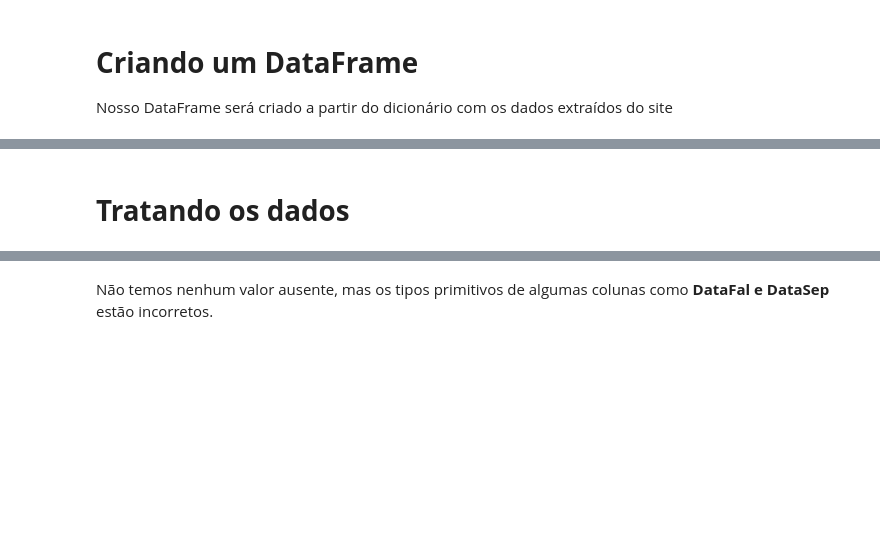
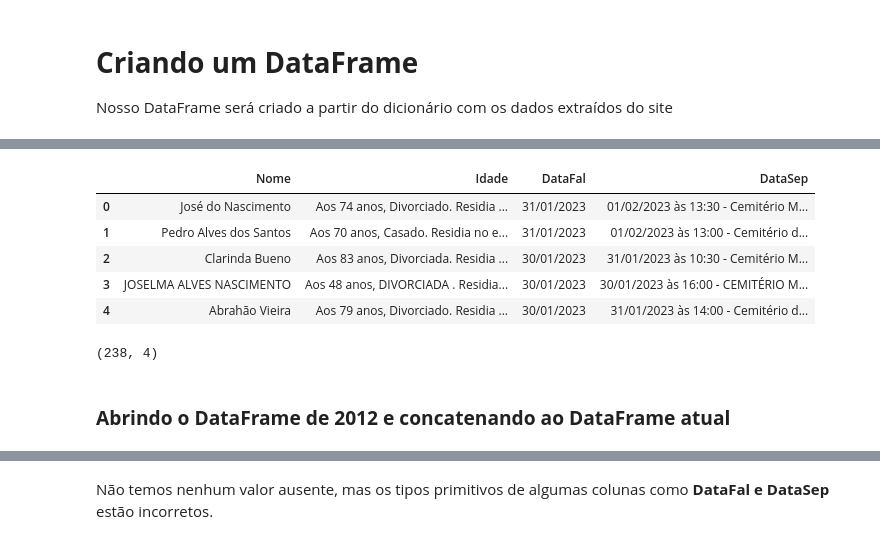
Before and after one commit to Faabry/Data_Analysis, a Jupyter notebook: Falecimentos.ipynb, the cells around one changed output, grey strips where cells are left out. Drawn from its saved outputs; the diff is of its cells as text; code cells hidden in the pictures; blank space fills up the shorter version.

```diff
--- a/Falecimentos.ipynb
+++ b/Falecimentos.ipynb
@@ -37,25 +50,27 @@ falecidos = {"Nome":     [],
              "DataSep":  []}
 
 # Criando um looping for para extrair todos os dados em um periodo de tempo
-for y in range(2012, year + 1):
-  for m in range(1, 13):
-    data = {"mes": {m}, "ano": {y}}
-    response = requests.post(url, data=data, headers=headers)
-    soup = BeautifulSoup(response.text, "html.parser", from_encoding="utf-8")
 
-    feretros = soup.find_all("div", {"class":"col-md-9 sub-falecimento"})
-    data_fal = soup.find_all("div", {"class":"col-md-7 sub-falecimento"})
-    result = [i.get_text() for i in feretros]
-    data_falecimento = [i.get_text() for i in data_fal]
+# for y in range(2012, year + 1): '''(na primeira execução foram coletados todos os registros)'''
 
-    for k, v in enumerate(result):
-        if k % 2 == 0:
-            falecidos["Nome"].append(v)
-        else:
-            falecidos["Idade"].append(v)
+# Coletar somente os dados a partir do presente ano, pois não há necessidade de pegar de todos os anos uma segunda vez
+for m in range(1, 13):
+  data = {"mes": {m}, "ano": {year}}
+  response = requests.post(url, data=data, headers=headers)
+  soup = BeautifulSoup(response.text, "html.parser", from_encoding="utf-8")
+  feretros = soup.find_all("div", {"class":"col-md-9 sub-falecimento"})
+  data_fal = soup.find_all("div", {"class":"col-md-7 sub-falecimento"})
+  result = [i.get_text() for i in feretros]
+  data_falecimento = [i.get_text() for i in data_fal]
 
-    for k, v in enumerate(data_falecimento):
-        if k % 2 == 0:
-            falecidos["DataFal"].append(v)
-        else:
-            falecidos["DataSep"].append(v)
+  for k, v in enumerate(result):
+      if k % 2 == 0:
+          falecidos["Nome"].append(v)
+      else:
+          falecidos["Idade"].append(v)
+
+  for k, v in enumerate(data_falecimento):
+      if k % 2 == 0:
+          falecidos["DataFal"].append(v)
+      else:
+          falecidos["DataSep"].append(v)
@@ -79,2 +98,0 @@ df.shape
-# %% [markdown]
-# **Tratando os dados**
@@ -80,0 +102,17 @@ df.shape
+# %%
+# Segunda execução do script com dados a partir de Jan 2023
+df_atual = pd.DataFrame(falecidos)
+df_atual.head()
+# %% [output]
+|  | Nome | Idade | DataFal | DataSep |
+| 0 | José do Nascimento | Aos 74 anos, Divorciado. Residia ... | 31/01/2023 | 01/02/2023 às 13:30 - Cemitério M... |
+| 1 | Pedro Alves dos Santos | Aos 70 anos, Casado. Residia no e... | 31/01/2023 | 01/02/2023 às 13:00 - Cemitério d... |
+| 2 | Clarinda Bueno | Aos 83 anos, Divorciada. Residia ... | 30/01/2023 | 31/01/2023 às 10:30 - Cemitério M... |
+| 3 | JOSELMA ALVES NASCIMENTO | Aos 48 anos, DIVORCIADA . Residia... | 30/01/2023 | 30/01/2023 às 16:00 - CEMITÉRIO M... |
+| 4 | Abrahão Vieira | Aos 79 anos, Divorciado. Residia ... | 30/01/2023 | 31/01/2023 às 14:00 - Cemitério d... |
+# %%
+df_atual.shape
+# %% [output]
+(238, 4)
+# %% [markdown]
+<h3><b>Abrindo o DataFrame de 2012 e concatenando ao DataFrame atual</b></h3>
```
Also changed, not shown: parts of 61 cells of this notebook.
